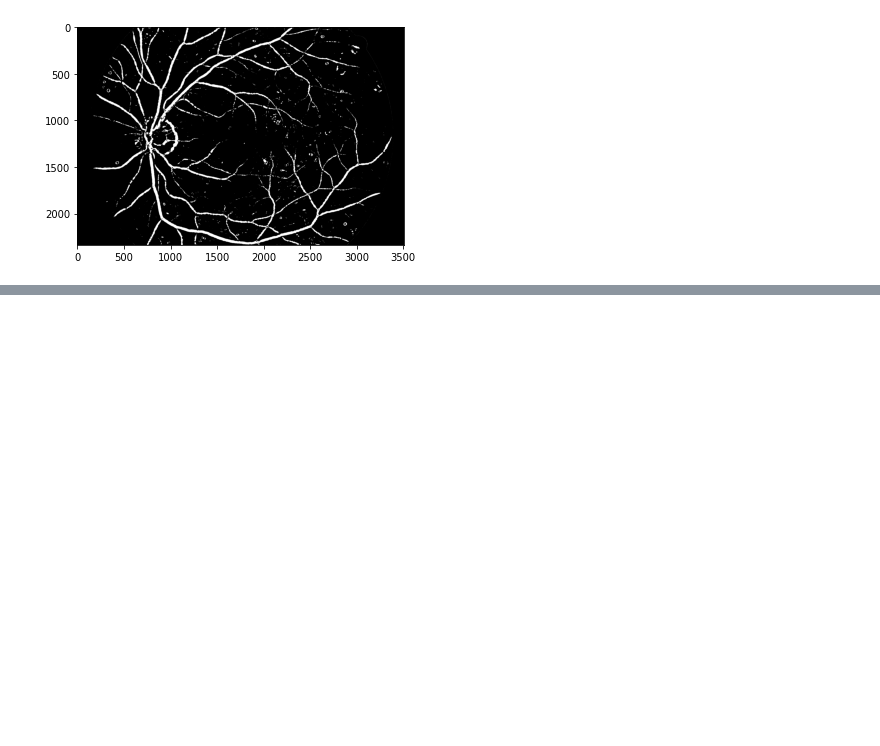
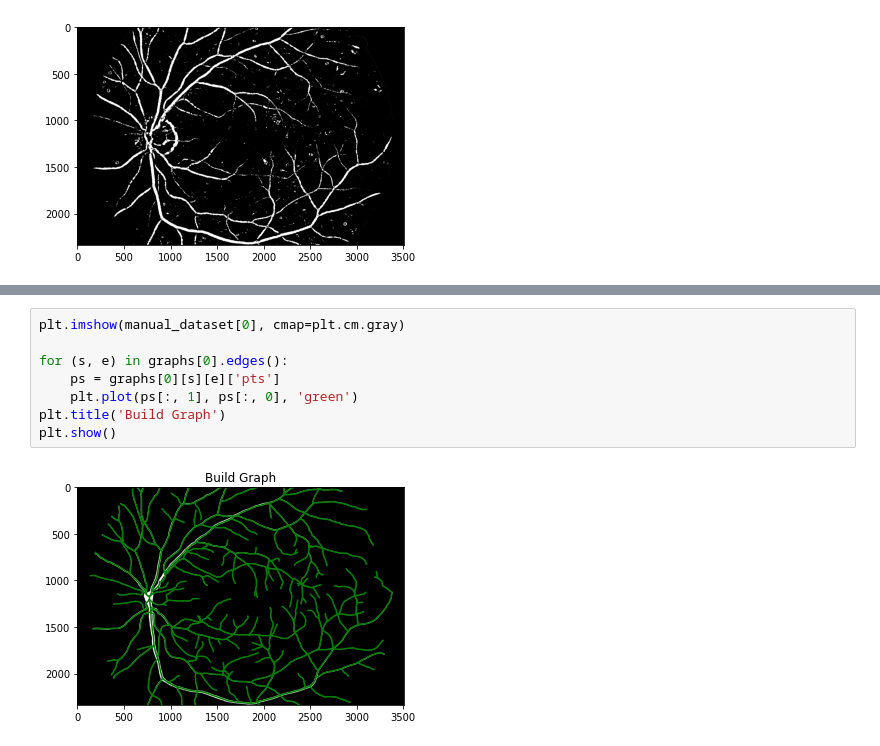
Before and after one commit to MerlinSchoose/imed2, a Jupyter notebook: Segmentation.ipynb, the cells around one changed output, grey strips where cells are left out. Cells and saved outputs as stored; diff of their text form; blank space fills up the shorter version.

```diff
--- a/Segmentation.ipynb
+++ b/Segmentation.ipynb
@@ -76,0 +93,10 @@ print(mean_error)
+# %%
+plt.imshow(manual_dataset[0], cmap=plt.cm.gray)
+
+for (s, e) in graphs[0].edges():
+    ps = graphs[0][s][e]['pts']
+    plt.plot(ps[:, 1], ps[:, 0], 'green')
+plt.title('Build Graph')
+plt.show()
+# %% [output]
+[figure, added]
```
Also changed, not shown: parts of 12 cells of this notebook.
